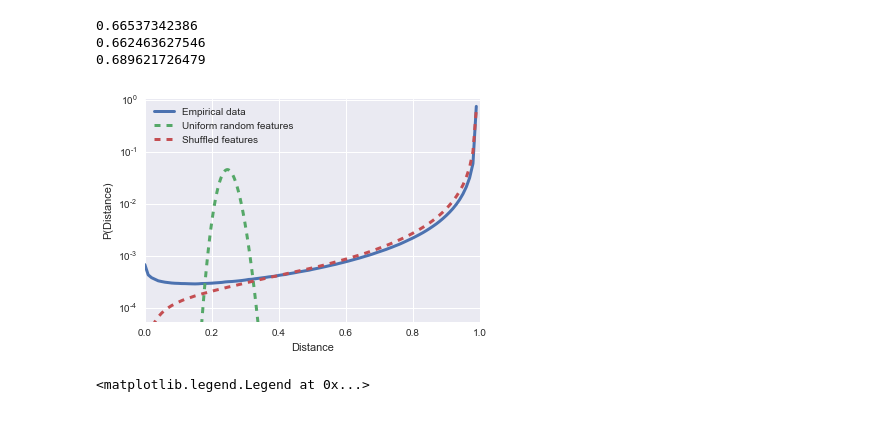
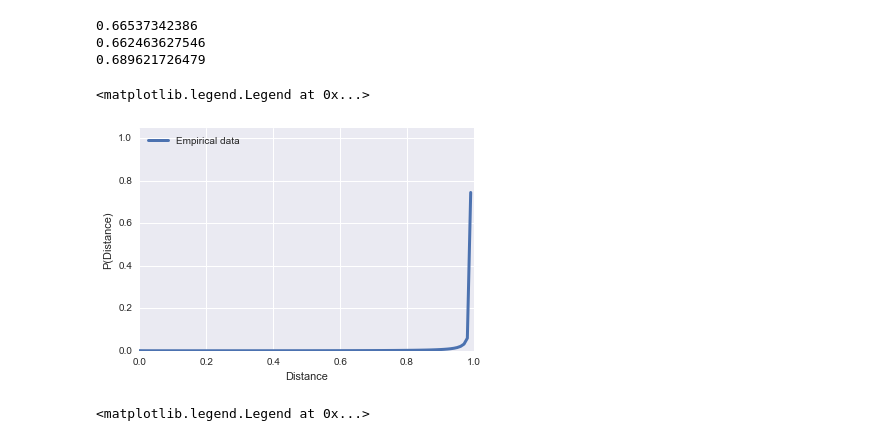
Before and after one commit to jlorince/MusicForaging, a Jupyter notebook: notebooks/CIKM.ipynb, the cells around one changed output. Drawn from its saved outputs; the diff is of its cells as text; code cells hidden in the pictures.

```diff
--- a/notebooks/CIKM.ipynb
+++ b/notebooks/CIKM.ipynb
@@ -559,41 +601,42 @@ bins_rand=  np.array([  1.41707094e-04,   1.01401180e-02,   2.01385289e-02,
           6.60036827e-01,   6.70035238e-01,   6.80033649e-01,
           6.90032059e-01,   7.00030470e-01,   7.10028881e-01,
           7.20027292e-01,   7.30025703e-01,   7.40024114e-01,
           7.50022525e-01,   7.60020936e-01,   7.70019347e-01,
           7.80017758e-01,   7.90016169e-01,   8.00014579e-01,
           8.10012990e-01,   8.20011401e-01,   8.30009812e-01,
           8.40008223e-01,   8.50006634e-01,   8.60005045e-01,
           8.70003456e-01,   8.80001867e-01,   8.90000278e-01,
           8.99998688e-01,   9.09997099e-01,   9.19995510e-01,
           9.29993921e-01,   9.39992332e-01,   9.49990743e-01,
           9.59989154e-01,   9.69987565e-01,   9.79985976e-01,
           9.89984387e-01,   9.99982797e-01])
 
 
 
 vals =  vals / float(vals.sum())
 ax.plot(bins[:-1],vals,lw=3,label='Empirical data',c=colors[0])
 
-vals,bins2 = np.histogram(dists_rand,100)
-vals =  vals / float(vals.sum())
-ax.plot(bins2[:-1],vals,lw=3,label='Uniform random features',c=colors[1],ls='--')
+# vals,bins2 = np.histogram(dists_rand,100)
+# vals =  vals / float(vals.sum())
+# ax.plot(bins2[:-1],vals,lw=3,label='Uniform random features',c=colors[1],ls='--')
 
-vals_rand =  vals_rand / float(vals_rand.sum())
-ax.plot(bins_rand[:-1],vals_rand,lw=3,label='Shuffled features',c=colors[2],ls='--')
+# vals_rand =  vals_rand / float(vals_rand.sum())
+# ax.plot(bins_rand[:-1],vals_rand,lw=3,label='Shuffled features',c=colors[2],ls='--')
 
 
 
-ax.set_yscale('log')
+#ax.set_yscale('log')
 #ax.set_xlim(0,bins[-2])
 ax.set_xlim(0,1)
 ax.set_xlabel('Distance')#,fontsize='large')
 ax.set_ylabel('P(Distance)')#,fontsize='large')
 ax.set_ylim(0.000055,1.05)
 
 ax.legend(loc='upper left')
-fig.savefig('/Users/jaredlorince/Desktop/dists.pdf',bbox_inches='tight')
+#fig.savefig('/Users/jaredlorince/Desktop/dists.pdf',bbox_inches='tight')
 # %% [output]
+<matplotlib.legend.Legend at 0x...>
-[figure, old version]
+[figure, new version]
 # %%
 ### COMPARISON OF PAIRWISE DISTANCE DISTRIBUTIONS ACROSS MODEL TYPES
 
```
Also changed, not shown: parts of 5 cells of this notebook, 35 other files.
